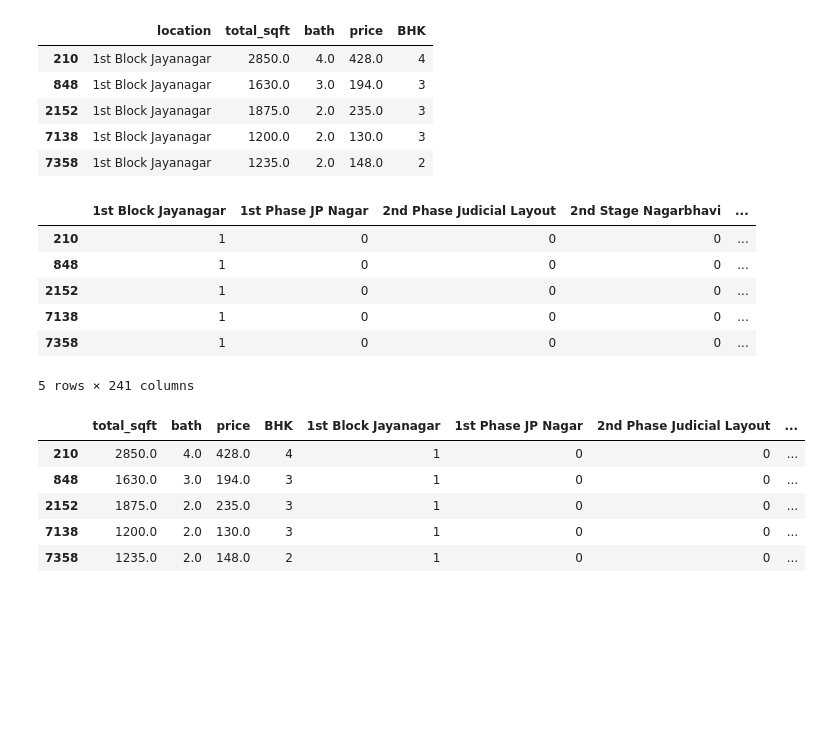
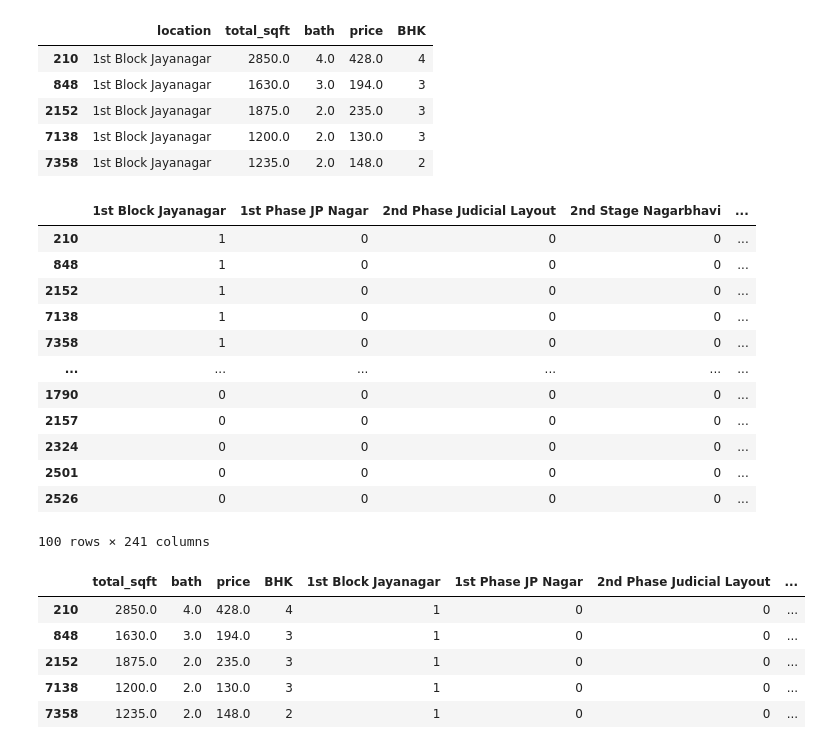
Before and after one commit to FransiscoReadyPermana/house-pred-sc-yt, a Jupyter notebook: test.ipynb, the cells around one changed output. Cells and saved outputs as stored; diff of their text form; code cells hidden in the pictures; blank space fills up the shorter version.

```diff
--- a/test.ipynb
+++ b/test.ipynb
@@ -597,15 +606,21 @@ df13.head()
 | 7358 | 1st Block Jayanagar | 1235.0 | 2.0 | 148.0 | 2 |
 # %%
 dummies = pd.get_dummies(df13.location)
-dummies.head()
+dummies.head(100)
 # %% [output]
 |  | 1st Block Jayanagar | 1st Phase JP Nagar | 2nd Phase Judicial Layout | 2nd Stage Nagarbhavi | ... |
 | 210 | 1 | 0 | 0 | 0 | ... |
 | 848 | 1 | 0 | 0 | 0 | ... |
 | 2152 | 1 | 0 | 0 | 0 | ... |
 | 7138 | 1 | 0 | 0 | 0 | ... |
 | 7358 | 1 | 0 | 0 | 0 | ... |
+| ... | ... | ... | ... | ... | ... |
+| 1790 | 0 | 0 | 0 | 0 | ... |
+| 2157 | 0 | 0 | 0 | 0 | ... |
+| 2324 | 0 | 0 | 0 | 0 | ... |
+| 2501 | 0 | 0 | 0 | 0 | ... |
+| 2526 | 0 | 0 | 0 | 0 | ... |
-5 rows × 241 columns
+100 rows × 241 columns
 # %%
 df14 = pd.concat([df13, dummies.drop('other', axis='columns')], axis='columns')
 df14.head()
```
Also changed, not shown: parts of 7 cells of this notebook, 1 other file.
